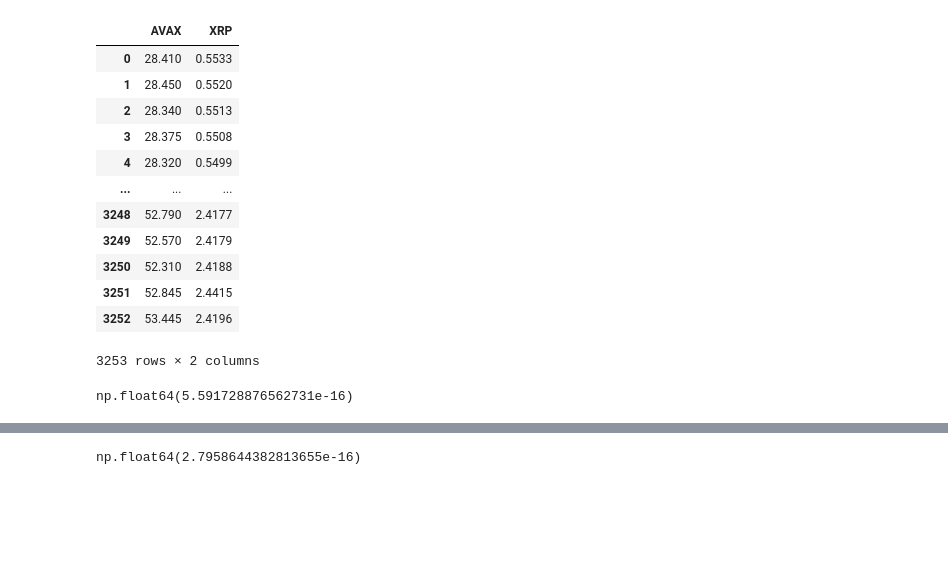
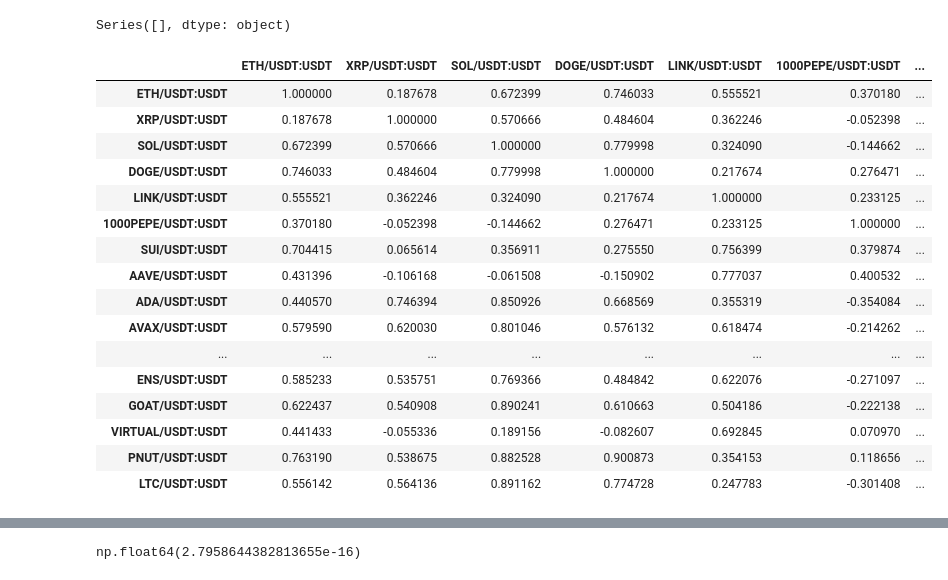
Before and after one commit to mohsenjfar/trade, a Jupyter notebook: user_data/notebooks/analysis.ipynb, the cells around one changed output, grey strips where cells are left out. Saved outputs shown, nothing was run; the diff lists cells and outputs as text; code cells hidden in the pictures; blank space fills up the shorter version.

```diff
--- a/user_data/notebooks/analysis.ipynb
+++ b/user_data/notebooks/analysis.ipynb
@@ -285,27 +283,33 @@ correlated_ticker('AVAX')
+# %%
+series = pd.Series()
+series
+# %% [output]
+Series([], dtype: object)
 # %%
 path = "../data/bybit/futures"
 all_files = os.listdir(path)
 files = [file for file in all_files if '_USDT_USDT-15m-futures' in file]
 tickers = {file[:-30]:pd.read_feather(path + "/" + file).close for file in files}
 dataframe = pd.DataFrame(tickers).drop(['BTC','ETH'], axis=1).ffill()
-# %%
-df_ = dataframe[['AVAX','XRP']]
-df_
-# %% [output]
-|  | AVAX | XRP |
-| 0 | 28.410 | 0.5533 |
-| 1 | 28.450 | 0.5520 |
-| 2 | 28.340 | 0.5513 |
-| 3 | 28.375 | 0.5508 |
-| 4 | 28.320 | 0.5499 |
-| ... | ... | ... |
-| 3248 | 52.790 | 2.4177 |
-| 3249 | 52.570 | 2.4179 |
-| 3250 | 52.310 | 2.4188 |
-| 3251 | 52.845 | 2.4415 |
-| 3252 | 53.445 | 2.4196 |
-3253 rows × 2 columns
-# %%
-((df_['AVAX'] - df_['AVAX'].mean()) / df_['AVAX'].std()).mean()
-# %% [output]
-np.float64(5.591728876562731e-16)
+# %%
+dataframe = pd.read_csv('corr_df.csv')
+# %%
+dataframe.corr()
+# %% [output]
+|  | ETH/USDT:USDT | XRP/USDT:USDT | SOL/USDT:USDT | DOGE/USDT:USDT | LINK/USDT:USDT | 1000PEPE/USDT:USDT | ... |
+| ETH/USDT:USDT | 1.000000 | 0.187678 | 0.672399 | 0.746033 | 0.555521 | 0.370180 | ... |
+| XRP/USDT:USDT | 0.187678 | 1.000000 | 0.570666 | 0.484604 | 0.362246 | -0.052398 | ... |
+| SOL/USDT:USDT | 0.672399 | 0.570666 | 1.000000 | 0.779998 | 0.324090 | -0.144662 | ... |
+| DOGE/USDT:USDT | 0.746033 | 0.484604 | 0.779998 | 1.000000 | 0.217674 | 0.276471 | ... |
+| LINK/USDT:USDT | 0.555521 | 0.362246 | 0.324090 | 0.217674 | 1.000000 | 0.233125 | ... |
+| 1000PEPE/USDT:USDT | 0.370180 | -0.052398 | -0.144662 | 0.276471 | 0.233125 | 1.000000 | ... |
+| SUI/USDT:USDT | 0.704415 | 0.065614 | 0.356911 | 0.275550 | 0.756399 | 0.379874 | ... |
+| AAVE/USDT:USDT | 0.431396 | -0.106168 | -0.061508 | -0.150902 | 0.777037 | 0.400532 | ... |
+| ADA/USDT:USDT | 0.440570 | 0.746394 | 0.850926 | 0.668569 | 0.355319 | -0.354084 | ... |
+| AVAX/USDT:USDT | 0.579590 | 0.620030 | 0.801046 | 0.576132 | 0.618474 | -0.214262 | ... |
+| ... | ... | ... | ... | ... | ... | ... | ... |
+| ENS/USDT:USDT | 0.585233 | 0.535751 | 0.769366 | 0.484842 | 0.622076 | -0.271097 | ... |
+| GOAT/USDT:USDT | 0.622437 | 0.540908 | 0.890241 | 0.610663 | 0.504186 | -0.222138 | ... |
+| VIRTUAL/USDT:USDT | 0.441433 | -0.055336 | 0.189156 | -0.082607 | 0.692845 | 0.070970 | ... |
+| PNUT/USDT:USDT | 0.763190 | 0.538675 | 0.882528 | 0.900873 | 0.354153 | 0.118656 | ... |
+| LTC/USDT:USDT | 0.556142 | 0.564136 | 0.891162 | 0.774728 | 0.247783 | -0.301408 | ... |
```
Also changed, not shown: parts of 3 cells of this notebook, 1 other file.
